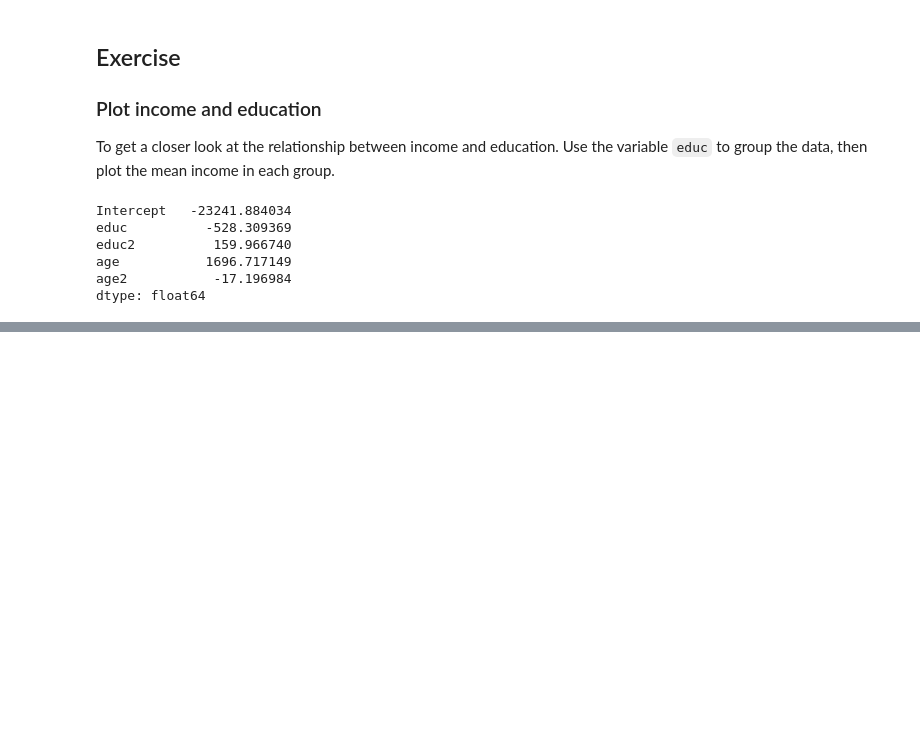
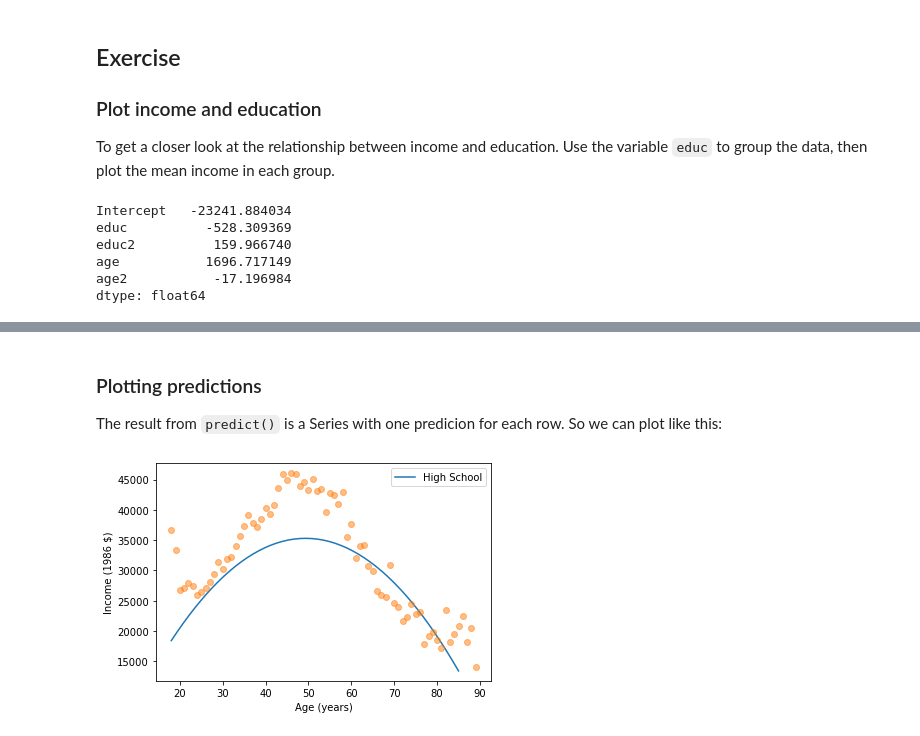
Before and after one commit to SketchQ/DataCamp_DataScience_Track, a Jupyter notebook: 16_Exploratory Data Analysis in Python/Chapter_4_Multivariate_Thinking.ipynb, the cells around one changed output, grey strips where cells are left out. Saved outputs shown, nothing was run; the diff lists cells and outputs as text; code cells hidden in the pictures; blank space fills up the shorter version.

```diff
--- a/16_Exploratory Data Analysis in Python/Chapter_4_Multivariate_Thinking.ipynb
+++ b/16_Exploratory Data Analysis in Python/Chapter_4_Multivariate_Thinking.ipynb
@@ -220,0 +258,44 @@ dtype: float64
+# %%
+# To use it we create a new DataFrame : df
+df = pd.DataFrame()
+
+# DataFrame consists of age from 18 to 85
+df['age'] = np.linspace(18, 85)
+# Squared age
+df['age2'] = df['age']**2
+
+# We pick a level for educ :
+# 12 : High School
+# 14 : Assosiate
+# 16 : Bachelor
+df['educ'] = 12
+df['educ2'] = df['educ']**2
+
+# Predict the average income for each age group and holding education constant.
+pred12 = results.predict(df)
+# %% [markdown]
+### Plotting predictions
+
+The result from ``predict()`` is a Series with one predicion for each row. So we can plot like this:
+# %%
+# Age on the X-axis, Predicted income for each age on y-axis
+plt.plot(df['age'], pred12, label='High School')
+
+# We can plot the data again for comparision
+# Grouped by age
+grouped = gss.groupby('age')
+
+# Calculate the mean of income by age
+mean_income_by_age = grouped['realinc'].mean()
+
+plt.plot(mean_income_by_age, 'o', alpha=0.5)
+
+# Label the axes
+plt.xlabel('Age (years)')
+plt.ylabel('Income (1986 $)')
+plt.legend()
+
+# Show the plot
+plt.show()
+# %% [output]
+[figure, added]
```
Also changed, not shown: parts of 6 cells of this notebook.
